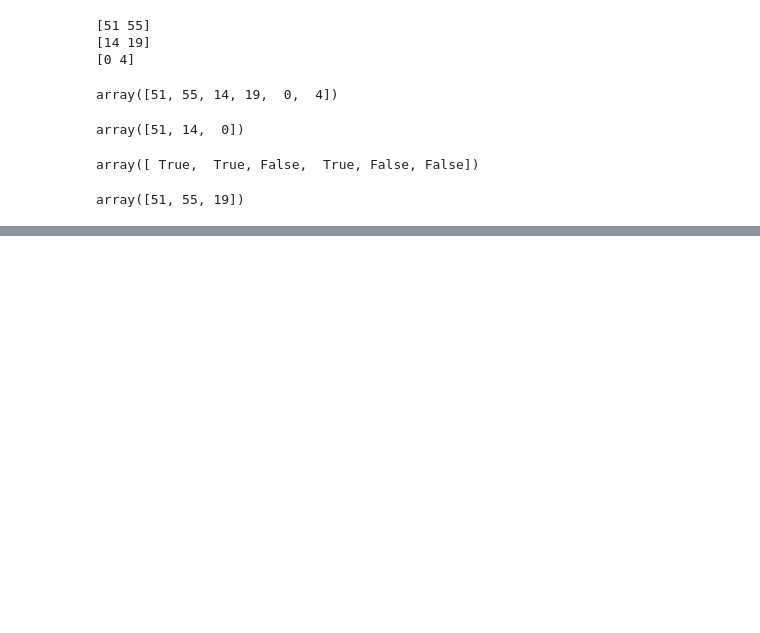
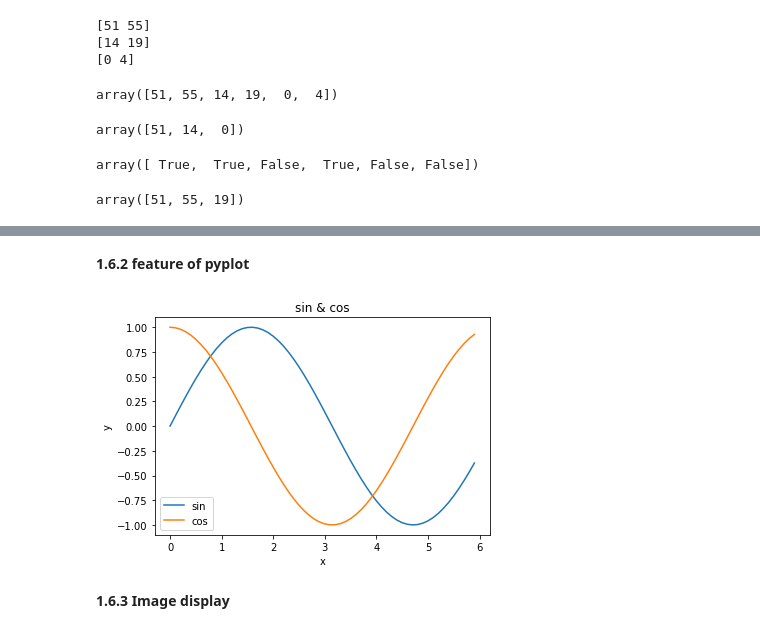
Before and after one commit to falconlee236/DeepLearningFrom_Scratch, a Jupyter notebook: Chapter_1.ipynb, the cells around one changed output, grey strips where cells are left out. Drawn from its saved outputs; the diff is of its cells as text; code cells hidden in the pictures; blank space fills up the shorter version.

```diff
--- a/Chapter_1.ipynb
+++ b/Chapter_1.ipynb
@@ -128,0 +146,23 @@ array([51, 55, 19])
+# %% [markdown]
+**1.6.2 feature of pyplot**
+# %%
+import numpy as np
+import matplotlib.pyplot as plt
+
+# Data set
+x = np.arange(0, 6, 0.1)
+y1 = np.sin(x)
+y2 = np.cos(x)
+
+# Graph Drawing
+plt.plot(x, y1, label="sin")
+plt.plot(x, y2, label="cos") # Drawing cos function as dotted line
+plt.xlabel("x") # x-axis name
+plt.ylabel("y") # y-axis name
+plt.title("sin & cos") # title
+plt.legend()
+plt.show()
+# %% [output]
+[figure, added]
+# %% [markdown]
+**1.6.3 Image display**
```
Also changed, not shown: parts of 3 cells of this notebook.
